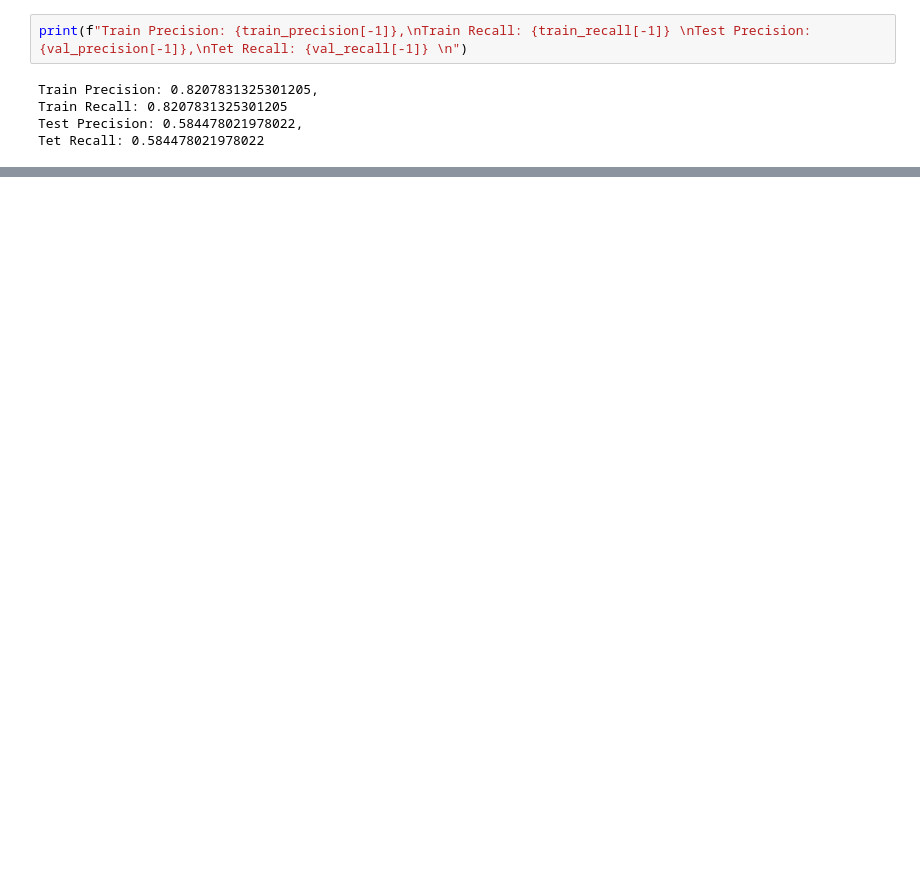
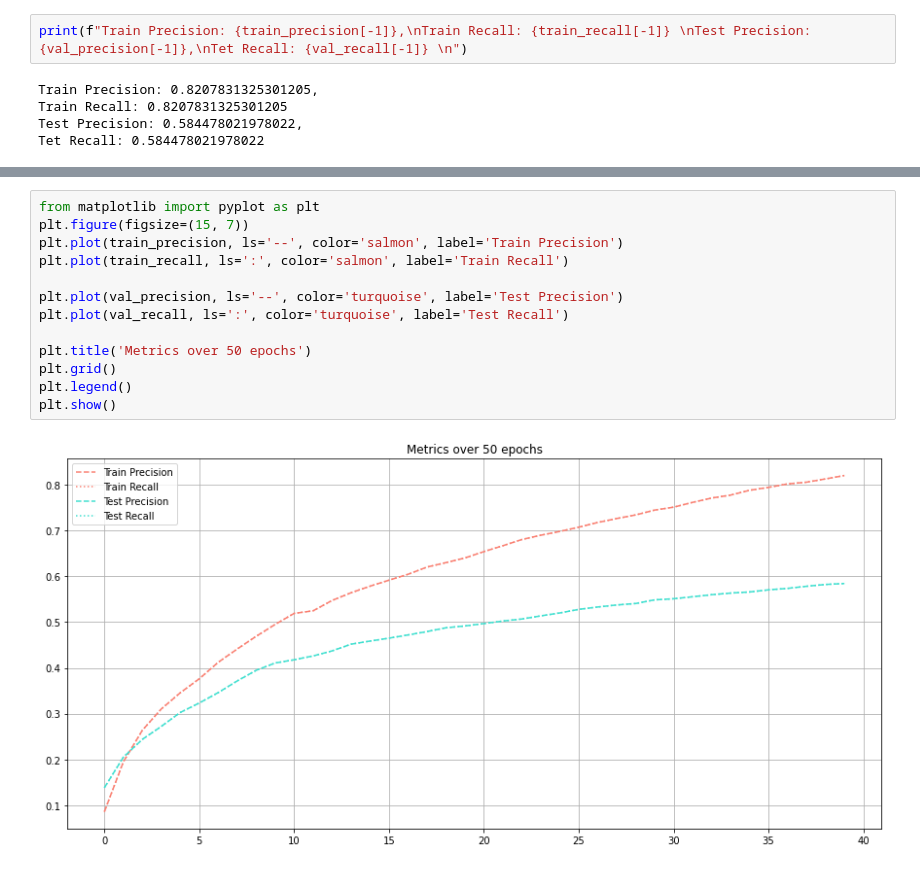
Before and after one commit to vikhrovvs/course_cvdl, a Jupyter notebook: classes/c06/c6_empty.ipynb, the cells around one changed output, grey strips where cells are left out. Drawn from its saved outputs; the diff is of its cells as text; blank space fills up the shorter version.

```diff
--- a/classes/c06/c6_empty.ipynb
+++ b/classes/c06/c6_empty.ipynb
@@ -292,0 +266,15 @@ plt.legend()
+# %%
+from matplotlib import pyplot as plt
+plt.figure(figsize=(15, 7))
+plt.plot(train_precision, ls='--', color='salmon', label='Train Precision')
+plt.plot(train_recall, ls=':', color='salmon', label='Train Recall')
+
+plt.plot(val_precision, ls='--', color='turquoise', label='Test Precision')
+plt.plot(val_recall, ls=':', color='turquoise', label='Test Recall')
+
+plt.title('Metrics over 50 epochs')
+plt.grid()
+plt.legend()
+plt.show()
+# %% [output]
+[figure, added]
```
Also changed, not shown: parts of 14 cells of this notebook.
